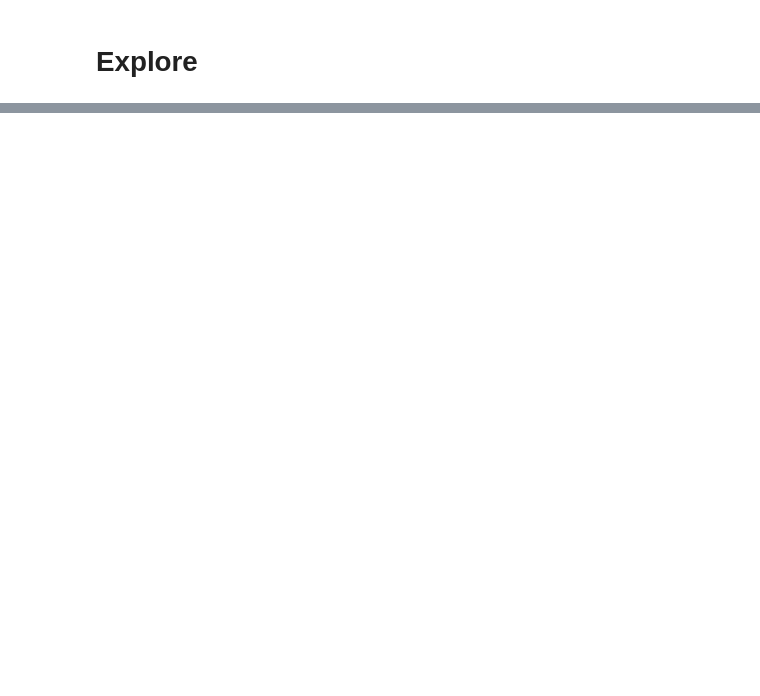
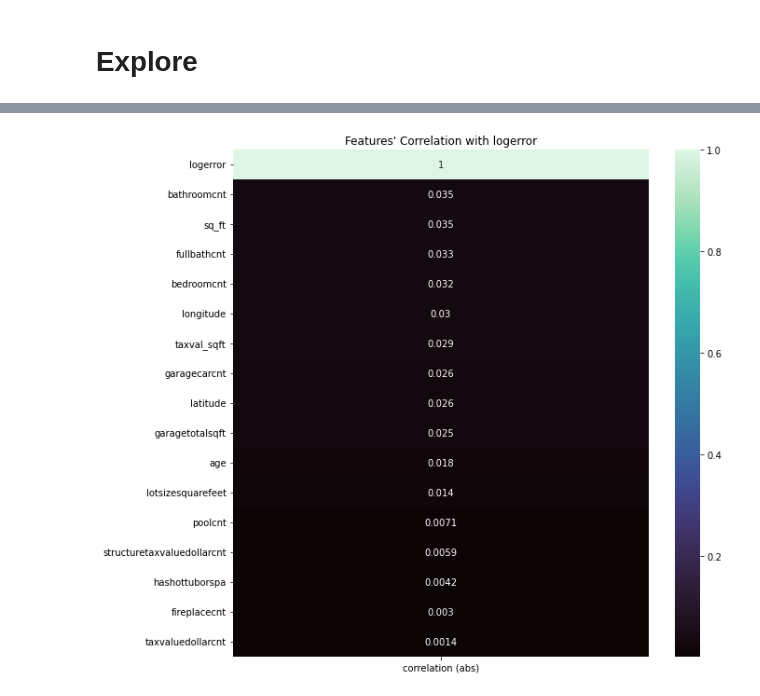
Before and after one commit to DanielFordHUB/zillow_clustering_project, a Jupyter notebook: workbook.ipynb, the cells around one changed output, grey strips where cells are left out. Saved outputs shown, nothing was run; the diff lists cells and outputs as text; code cells hidden in the pictures; blank space fills up the shorter version.

```diff
--- a/workbook.ipynb
+++ b/workbook.ipynb
@@ -290,0 +280,22 @@ train_scaled.shape, validate_scaled.shape, test_scaled.shape
+# %%
+def value_correlations(train):
+    '''
+    This functino takes in the zillow train sample and uses pandas and seaborn to create a
+    ordered list and heatmap of the correlations between the various quantitative feeatures and the target.
+    '''
+    # create a dataframe of correlation values, sorted in descending order
+    corr = pd.DataFrame(train.corr().abs().logerror).sort_values(by='logerror', ascending=False)
+    # rename the correlation column
+    corr.columns = ['correlation (abs)']
+    # establish figure size
+    plt.figure(figsize=(10,10))
+    # creat the heatmap using the correlation dataframe created above
+    sns.heatmap(corr, annot=True, cmap="mako")
+    # establish a plot title
+    plt.title('Features\' Correlation with logerror')
+    # display the plot
+    plt.show()
+# %%
+value_correlations(train_scaled)
+# %% [output]
+[figure, added]
```
Also changed, not shown: parts of 30 cells of this notebook.
